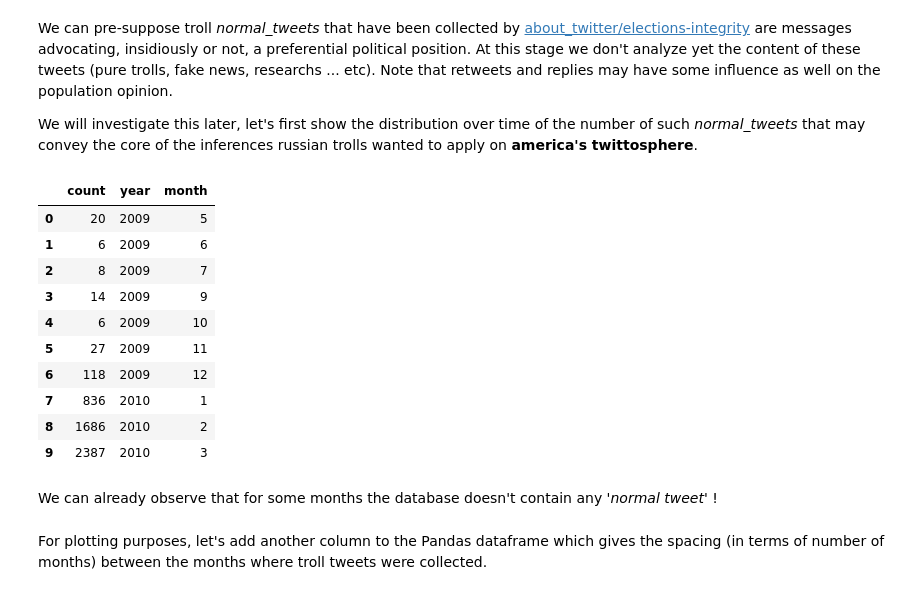
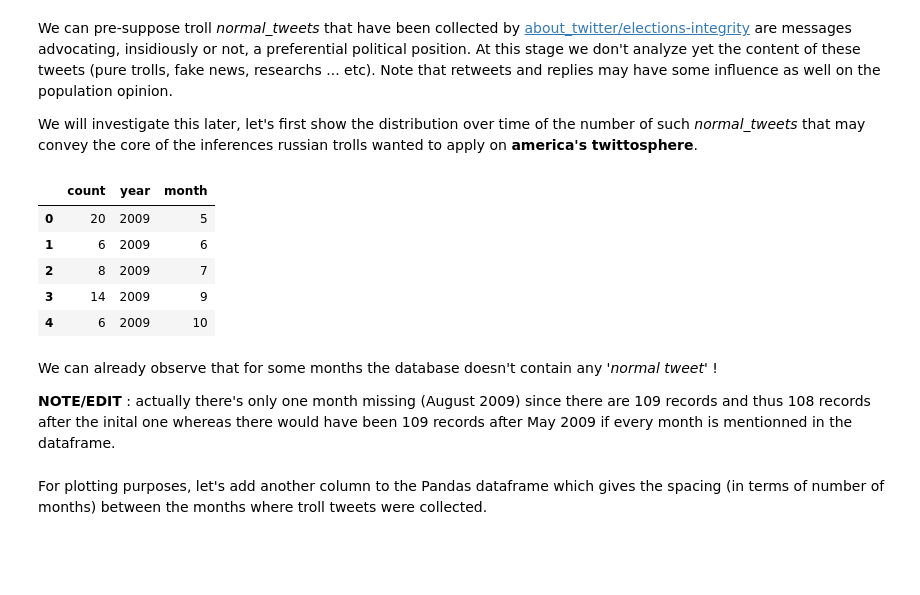
Before and after one commit to MaxDimi/Project-ADA-2018, a Jupyter notebook: project_notebook_Tweets.ipynb, the cells around one changed output. Cells and saved outputs as stored; diff of their text form; code cells hidden in the pictures; blank space fills up the shorter version.

```diff
--- a/project_notebook_Tweets.ipynb
+++ b/project_notebook_Tweets.ipynb
@@ -539,37 +554,31 @@ normal_tweets_df.createOrReplaceTempView("normal_tweets_sql")
 # %%
-# convert time_stamps into handy integers
+# group and count by month (and year)
 normal_dates_query = """SELECT COUNT(tweetid) AS count, YEAR(tweet_time) AS year, MONTH(tweet_time) AS month
                         FROM normal_tweets_sql
                         GROUP BY YEAR(tweet_time),MONTH(tweet_time)
                         ORDER BY YEAR(tweet_time) ASC, MONTH(tweet_time) ASC
                      """
 normal_dates_df = spark.sql(normal_dates_query)
 
 # store as a Panda dataframe (very small, absolutely no problem with the memory)
 normal_dates_pd = normal_dates_df.toPandas()
 
-# retrieve total number of months for which potential troll tweets have been detected
-n_months = normal_dates_pd.shape[0]
-
 # retrieve (only) the first month and first year
 date_ref = normal_dates_pd.iloc[0][1:]
 
 # print
-normal_dates_pd.head(10)
+normal_dates_pd.head()
 # %% [output]
 |  | count | year | month |
 | 0 | 20 | 2009 | 5 |
 | 1 | 6 | 2009 | 6 |
 | 2 | 8 | 2009 | 7 |
 | 3 | 14 | 2009 | 9 |
 | 4 | 6 | 2009 | 10 |
-| 5 | 27 | 2009 | 11 |
-| 6 | 118 | 2009 | 12 |
-| 7 | 836 | 2010 | 1 |
-| 8 | 1686 | 2010 | 2 |
-| 9 | 2387 | 2010 | 3 |
-# %% [markdown]
-We can already observe that for some months the database doesn't contain any '*normal tweet*' !
+# %% [markdown]
+We can already observe that for some months the database doesn't contain any '*normal tweet*' !
+
+**NOTE/EDIT** : actually there's only one month missing (August 2009) since there are 109 records and thus 108 records after the inital one whereas there would have been 109 records after May 2009 if every month is mentionned in the dataframe.
 # %%
 # compute the number of months that separate two dates (YEAR,MONTH)
 def months_space(tuple_now,tuple_start):
```
Also changed, not shown: parts of 75 cells of this notebook.
